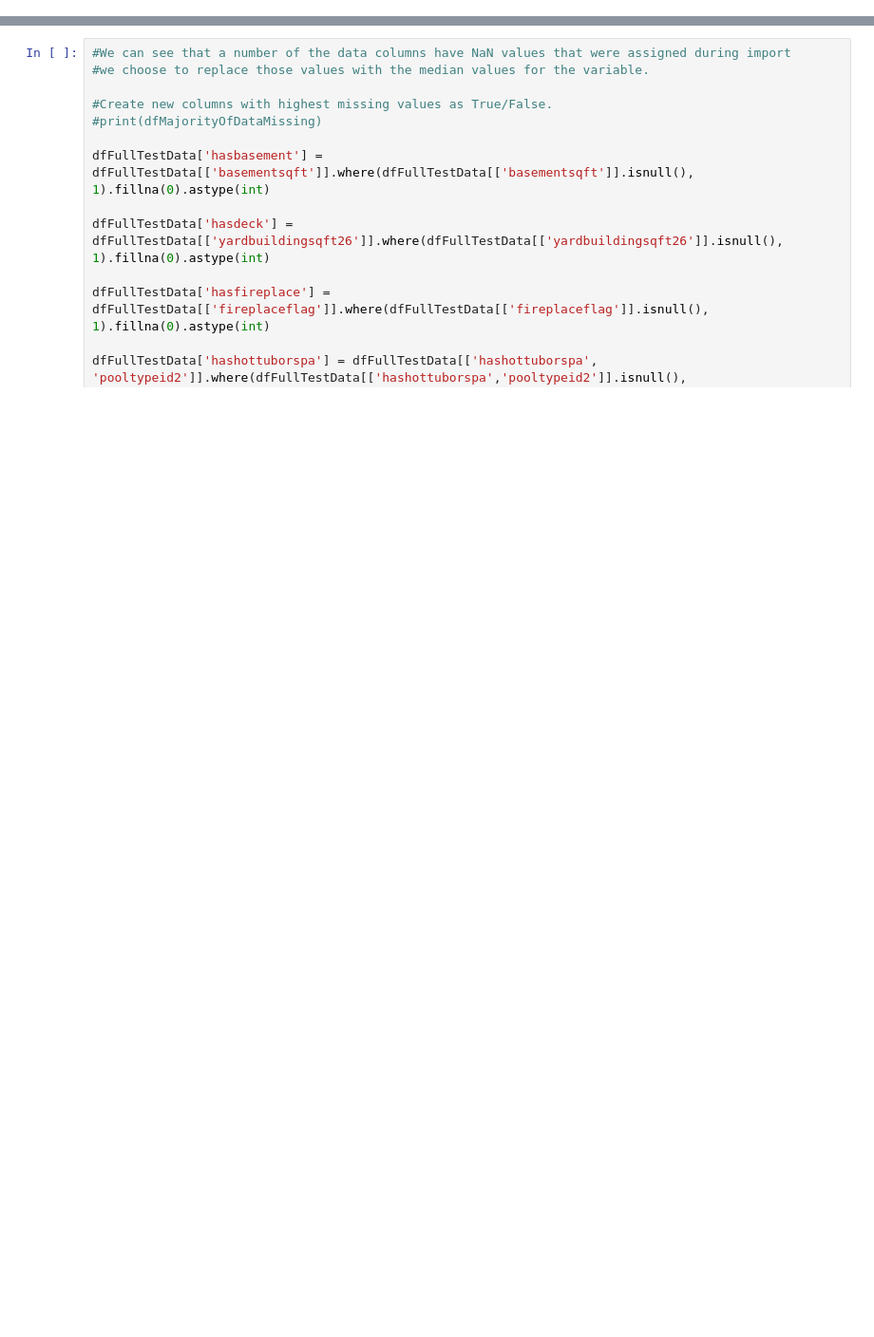
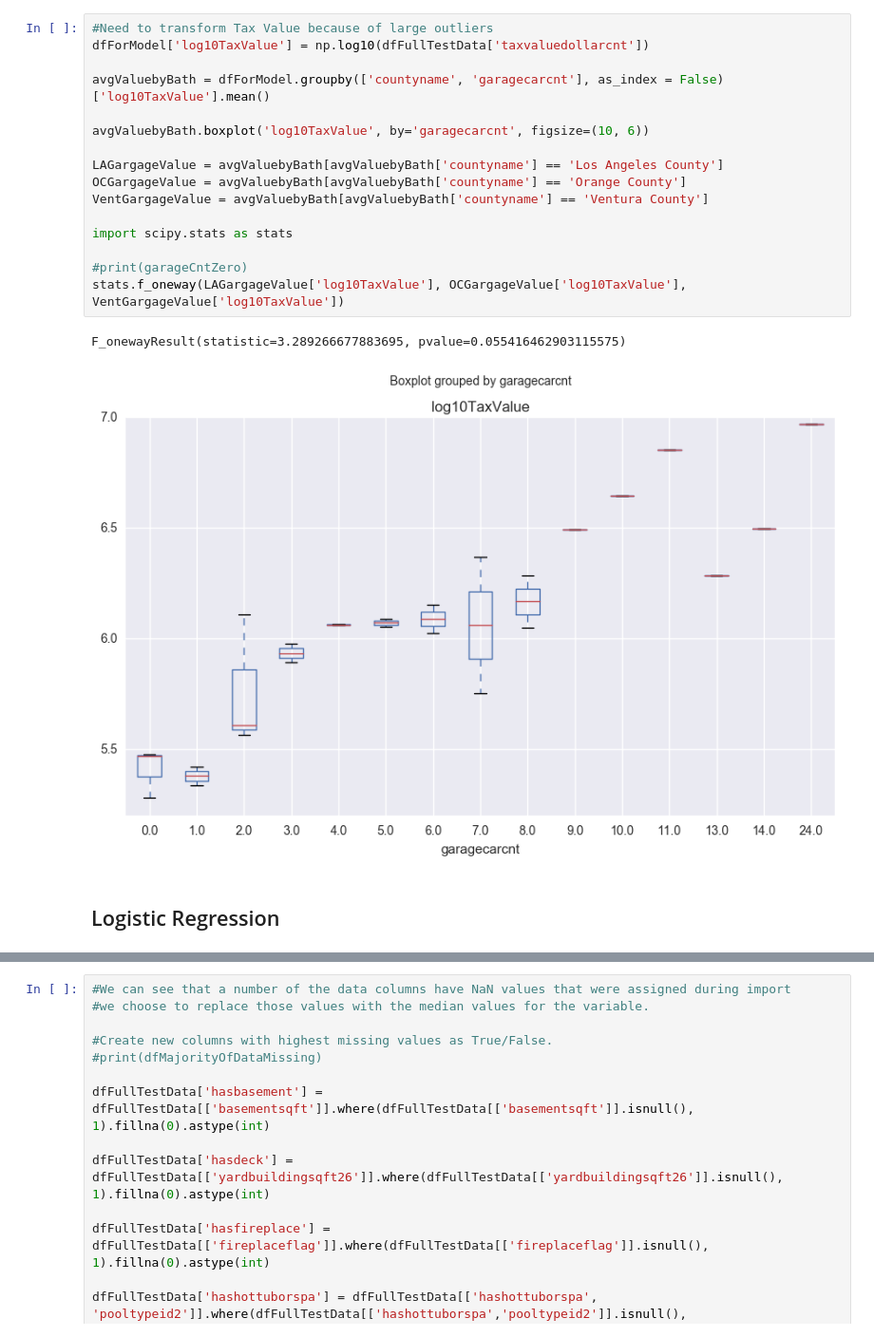
Before and after one commit to ChrisIrwin5620/Data-Mining-Group-Project, a Jupyter notebook: PythonCode/MiniLab/Mini-Lab_LogisticRegression_SupportVectorMachine with MD_ReSub.ipynb, the cells around one changed output, grey strips where cells are left out. Shown: that part at 95% size. Cells and saved outputs as stored; diff of their text form; blank space fills up the shorter version.

```diff
--- a/PythonCode/MiniLab/Mini-Lab_LogisticRegression_SupportVectorMachine with MD_ReSub.ipynb
+++ b/PythonCode/MiniLab/Mini-Lab_LogisticRegression_SupportVectorMachine with MD_ReSub.ipynb
@@ -11,3 +11,24 @@ We used the Zillow data set from Kaggle.com to investigate the differences betwe
+# %%
+#Need to transform Tax Value because of large outliers
+dfForModel['log10TaxValue'] = np.log10(dfFullTestData['taxvaluedollarcnt'])
+
+avgValuebyBath = dfForModel.groupby(['countyname', 'garagecarcnt'], as_index = False)['log10TaxValue'].mean()
+
+avgValuebyBath.boxplot('log10TaxValue', by='garagecarcnt', figsize=(10, 6))
+
+LAGargageValue = avgValuebyBath[avgValuebyBath['countyname'] == 'Los Angeles County']
+OCGargageValue = avgValuebyBath[avgValuebyBath['countyname'] == 'Orange County']
+VentGargageValue = avgValuebyBath[avgValuebyBath['countyname'] == 'Ventura County']
+
+import scipy.stats as stats
+
+#print(garageCntZero)
+stats.f_oneway(LAGargageValue['log10TaxValue'], OCGargageValue['log10TaxValue'], VentGargageValue['log10TaxValue'])
+# %% [output]
+F_onewayResult(statistic=3.289266677883695, pvalue=0.055416462903115575)
+[figure, added]
+# %% [markdown]
+## Logistic Regression
 # %%
 # Load Pandas library
 import pandas as pd
```
Also changed, not shown: parts of 9 cells of this notebook.
